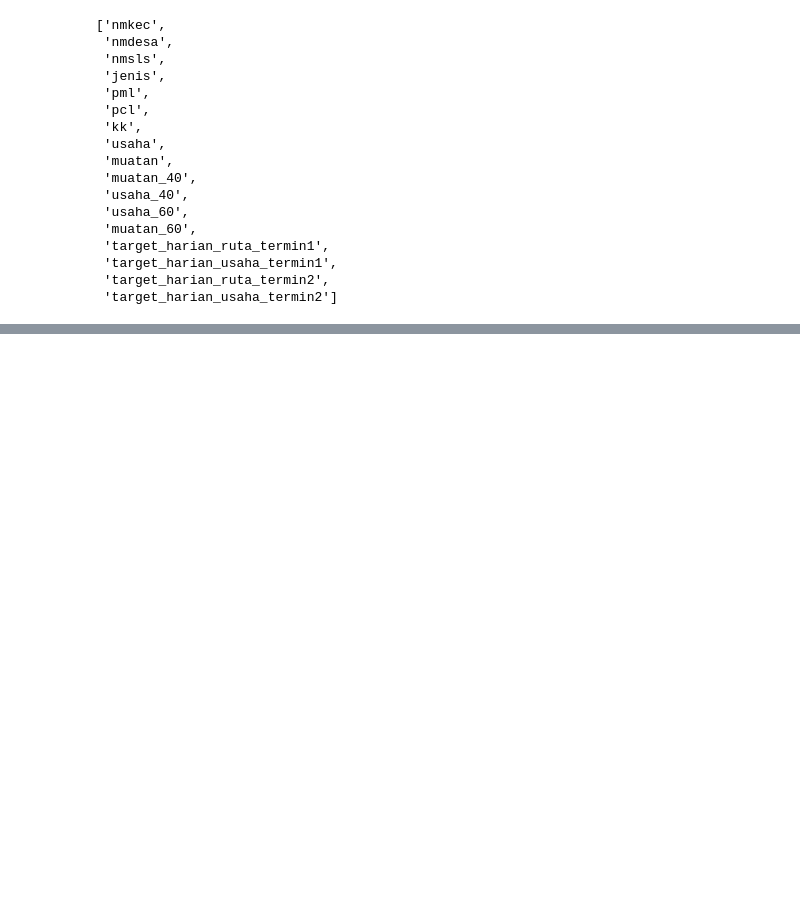
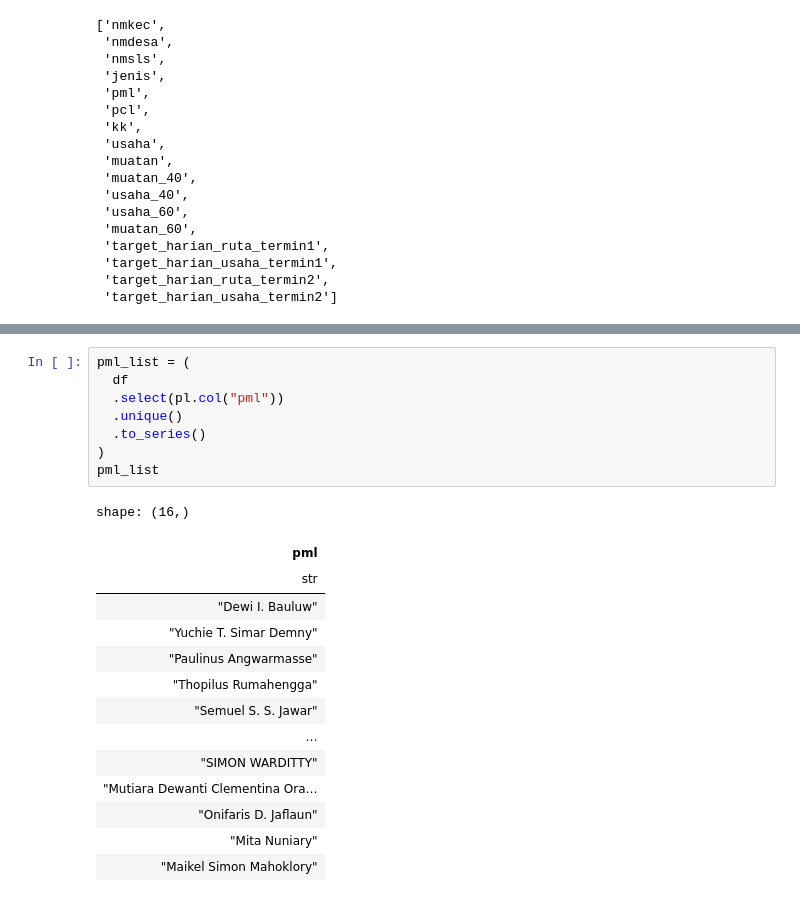
Before and after one commit to Marwan90-stack/dashboard-se2026, a Jupyter notebook: data_cleaning.ipynb, the cells around one changed output, grey strips where cells are left out. Cells and saved outputs as stored; diff of their text form; blank space fills up the shorter version.

```diff
--- a/data_cleaning.ipynb
+++ b/data_cleaning.ipynb
@@ -219,3 +219,26 @@ shape: (16, 5)
 | "Maikel Simon Mahoklory" | 63.0 | 49.0 | 43.0 | 43.0 |
 | "Mintje Angwarmase" | 62.0 | 47.0 | 35.0 | 35.0 |
 | "Laitjaman Luis Rumahengga" | 47.0 | 32.0 | 23.0 | 23.0 |
+# %%
+pml_list = (
+  df
+  .select(pl.col("pml"))
+  .unique()
+  .to_series()
+)
+pml_list
+# %% [output]
+shape: (16,)
+| pml |
+| str |
+| "Dewi I. Bauluw" |
+| "Yuchie T. Simar Demny" |
+| "Paulinus Angwarmasse" |
+| "Thopilus Rumahengga" |
+| "Semuel S. S. Jawar" |
+| … |
+| "SIMON WARDITTY" |
+| "Mutiara Dewanti Clementina Ora… |
+| "Onifaris D. Jaflaun" |
+| "Mita Nuniary" |
+| "Maikel Simon Mahoklory" |
```
Also changed, not shown: 1 other file.
